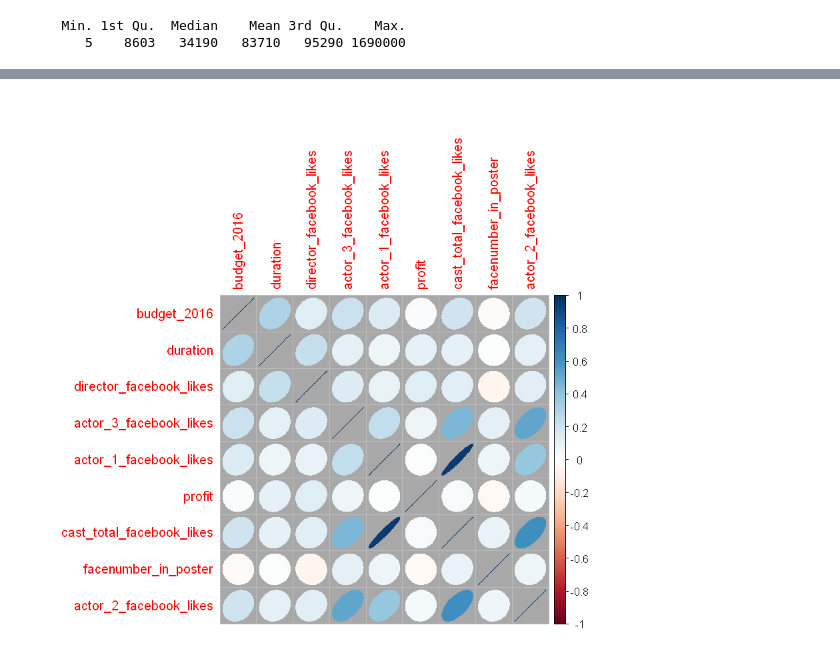
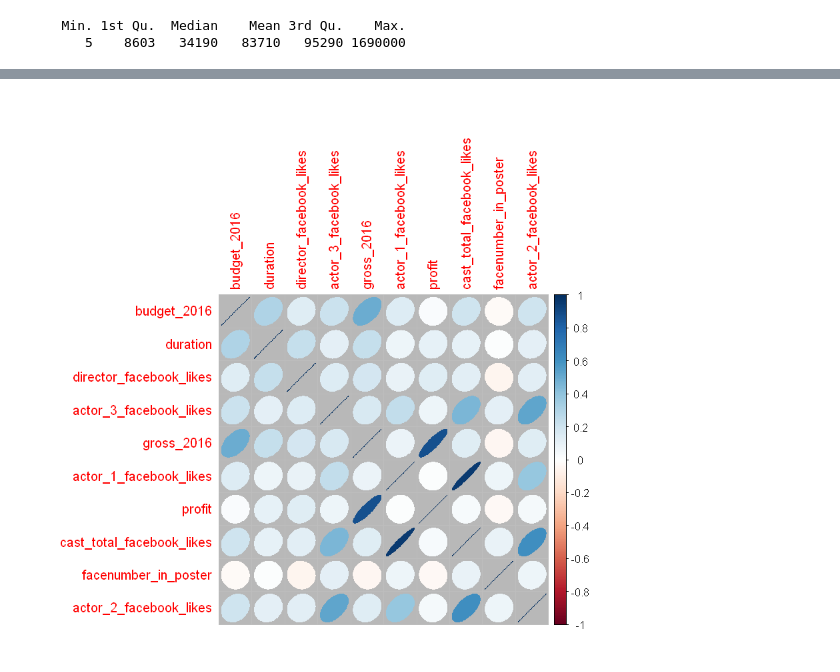
Before and after one commit to GTouzin/Portfolio, a Jupyter notebook: R/IMDB/IMDB_data_exploration.ipynb, the cells around one changed output, grey strips where cells are left out. Cells and saved outputs as stored; diff of their text form; code cells hidden in the pictures.

```diff
--- a/R/IMDB/IMDB_data_exploration.ipynb
+++ b/R/IMDB/IMDB_data_exploration.ipynb
@@ -1054 +1029,3 @@ head(actor2_mean_gross)
+# %%
+movies<-merge(movies,actor2_mean_gross,by="actor_2_name")
 # %%
@@ -1132,8 +1091,8 @@ embed_notebook(hist_actor3)
 # %% [output]
 [interactive output not drawn]
 # %%
-actor3_mean_gross<-movies %>%
+act_3_mean_gross<-movies %>%
 group_by(actor_3_name)%>%
 summarise(mean_gross=mean(gross))
-actor1_mean_gross<-as.data.table(actor3_mean_gross)
-head(actor3_mean_gross)
+
+actor_3_mean_gross<-data.frame("actor_3_name"=act_3_mean_gross$actor_3_name,"act_3_mean_gross"=act_3_mean_gross$mean_gross)
@@ -1148 +1099,3 @@ head(actor3_mean_gross)
+# %%
+movies<-merge(movies,actor_3_mean_gross,by="actor_3_name")
 # %%
@@ -1242,3 +1193,5 @@ More than two third of those cases are movies who were made before Facebook was
+# %%
+movies[movie_facebook_likes==0,"movie_facebook_likes"]<-NA
 # %% [markdown]
 # IMDB statistics
 
@@ -1310,9 +1274,9 @@ embed_notebook(hist_voted_users)
 # %%
-col_corr_plot<-c("budget_2016","duration","director_facebook_likes","actor_3_facebook_likes",
+cont.var.corr.plot<-c("budget_2016","duration","director_facebook_likes","actor_3_facebook_likes","gross_2016",
                                    "actor_1_facebook_likes","profit","cast_total_facebook_likes","facenumber_in_poster",
                                    "actor_2_facebook_likes")
-corr_movie<-cor(movies[,col_corr_plot,with=FALSE], use = "na.or.complete")
+corr_movie<-cor(movies[,cont.var.corr.plot,with=FALSE], use = "na.or.complete")
 #setkey(movies,NULL)
-corrplot(corr_movie, method="ellipse", bg="#a8a8a8")
+corrplot(corr_movie, method="ellipse", bg="#b8b8b8")
 # %% [output]
-[figure, old version]
+[figure, new version]
```
Also changed, not shown: parts of 150 cells of this notebook, 1 other file.
